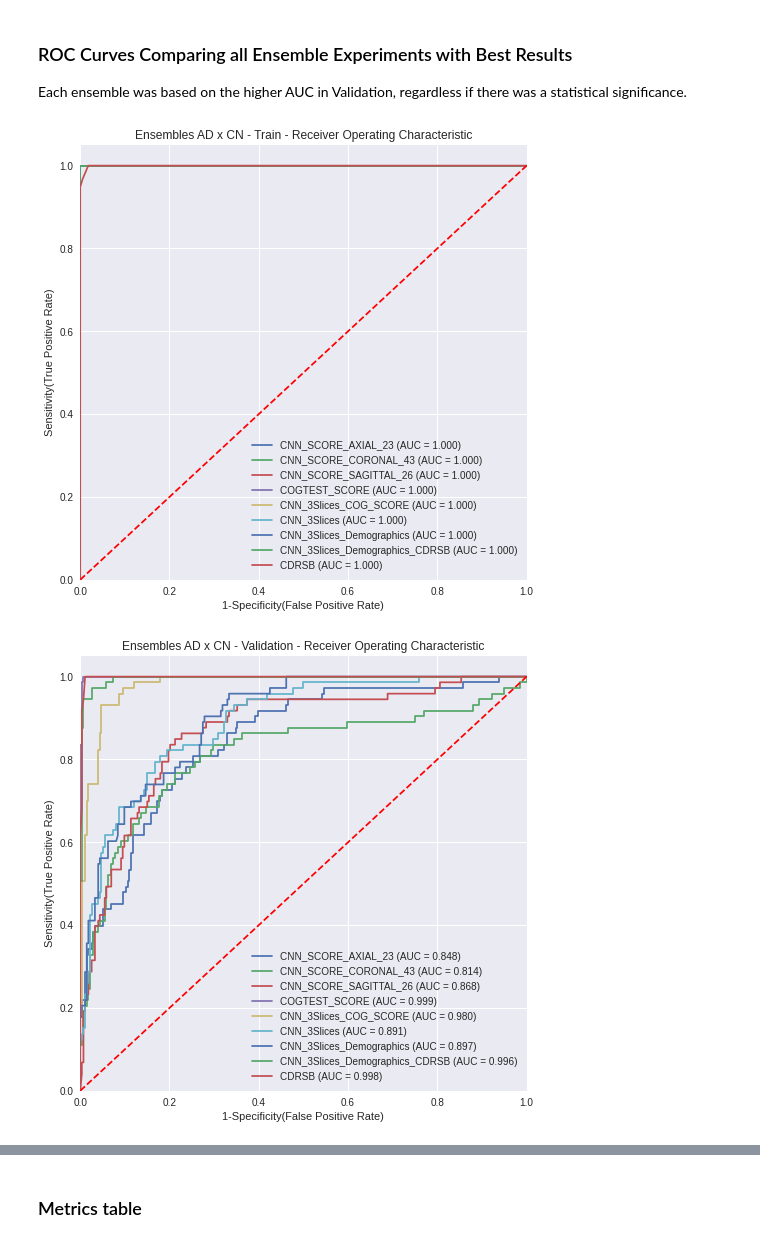
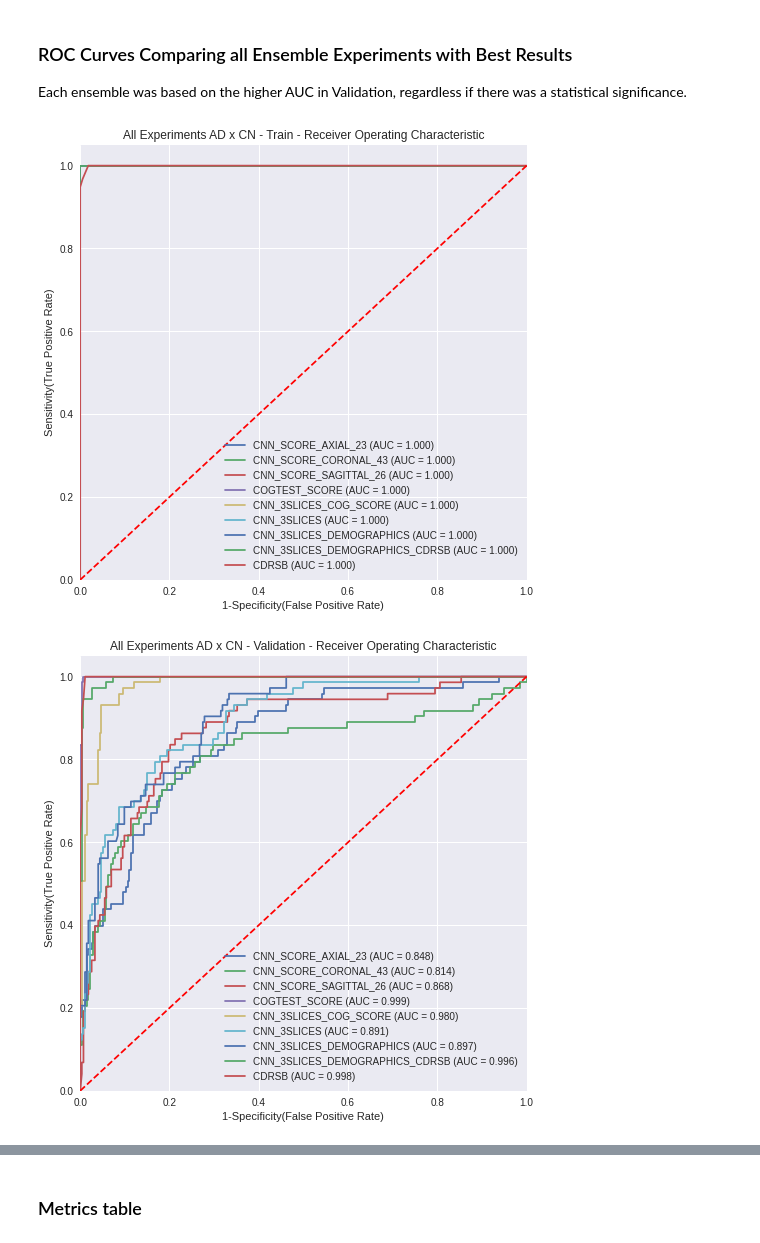
Before and after one commit to lucasthim/mmml-alzheimer-diagnosis, a Jupyter notebook: notebooks/dissertation/03_results_ensemble_learning_results.ipynb, the cells around one changed output, grey strips where cells are left out. Saved outputs shown, nothing was run; the diff lists cells and outputs as text; code cells hidden in the pictures.

```diff
--- a/notebooks/dissertation/03_results_ensemble_learning_results.ipynb
+++ b/notebooks/dissertation/03_results_ensemble_learning_results.ipynb
@@ -53,6 +63,7 @@ def datasets_sizes(df,datasets,label='MACRO_GROUP'):
 ## AD x CN
 # %%
 df_preds = pd.read_csv(data_path+'PREDICTIONS_AD_ALL_SCORES_ENSEMBLE.csv')
+df_preds.columns = df_preds.columns.str.upper()
 datasets = [df_preds.query("DATASET in ('train','train_cnn')"),
             df_preds.query("DATASET == 'validation'"),
             df_preds.query("DATASET == 'test'")]
@@ -190,7 +213,7 @@ set: Test
 
 Each ensemble was based on the higher AUC in Validation, regardless if there was a statistical significance.
 # %%
-ensemble_experiments_best = ['CNN_3Slices_COG_SCORE','CNN_3Slices', 'CNN_3Slices_Demographics','CNN_3Slices_Demographics_CDRSB','CDRSB']
+ensemble_experiments_best = ['CNN_3SLICES_COG_SCORE','CNN_3SLICES', 'CNN_3SLICES_DEMOGRAPHICS','CNN_3SLICES_DEMOGRAPHICS_CDRSB','CDRSB']
 all_best_experiments = ['CNN_SCORE_AXIAL_23','CNN_SCORE_CORONAL_43', 'CNN_SCORE_SAGITTAL_26', 'COGTEST_SCORE'] + ensemble_experiments_best
 # %%
 # models = ensemble_experiments_best
@@ -198,8 +221,8 @@ all_best_experiments = ['CNN_SCORE_AXIAL_23','CNN_SCORE_CORONAL_43', 'CNN_SCORE_
 # df_rocs
 # %%
 models = all_best_experiments
-df_rocs = calculate_rocs_on_datasets(models = models,datasets=datasets,label ='DIAGNOSIS',roc_title_prefix='Ensembles AD x CN - ')
+df_rocs = calculate_rocs_on_datasets(models = models,datasets=datasets,label ='DIAGNOSIS',roc_title_prefix='All Experiments AD x CN - ')
 df_rocs
 # %% [output]
-[figure, old version]
+[figure, new version]
-[figure, old version]
+[figure, new version]
```
Also changed, not shown: parts of 57 cells of this notebook.
